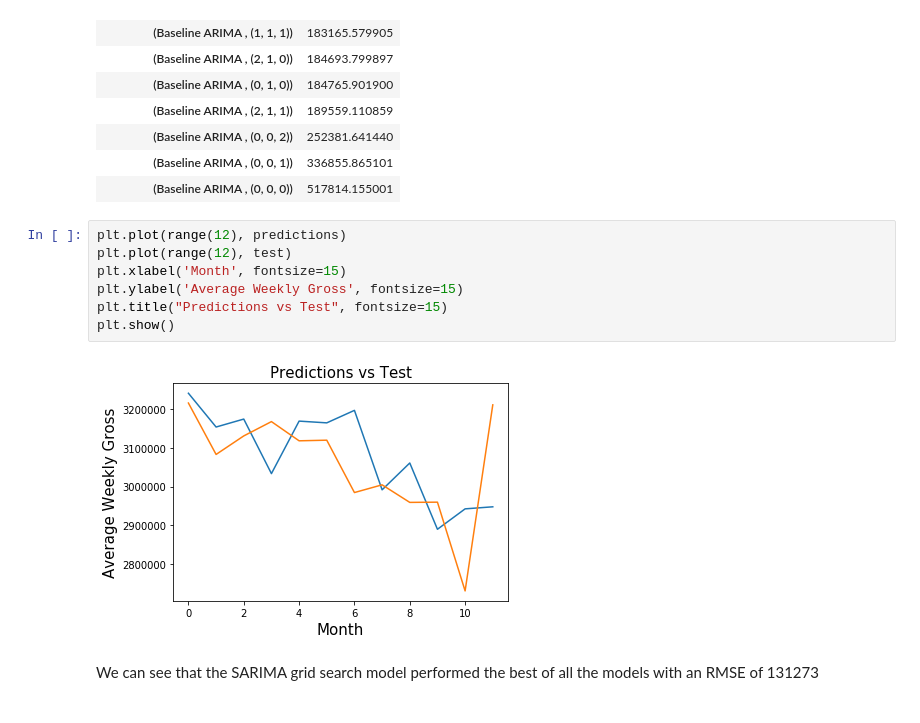
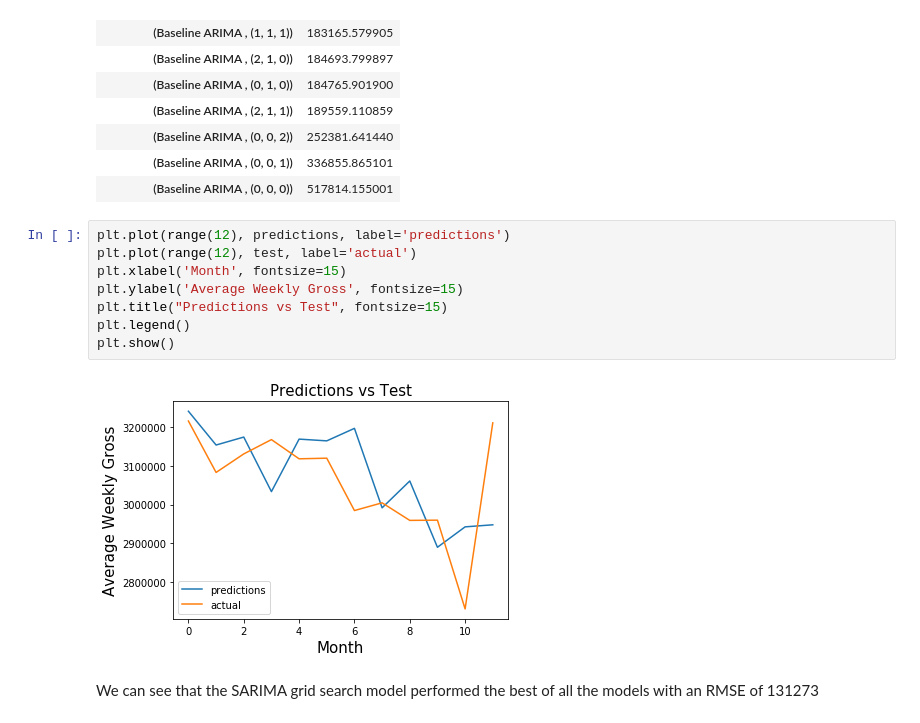
Before and after one commit to yjschein/Broadway_Show_Predictions, a Jupyter notebook: FinalNotebook.ipynb, the cells around one changed output. Cells and saved outputs as stored; diff of their text form.

```diff
--- a/FinalNotebook.ipynb
+++ b/FinalNotebook.ipynb
@@ -478,14 +479,15 @@ s.sort_values(by = 'RMSE')
 | (Baseline ARIMA , (0, 0, 1)) | 336855.865101 |
 | (Baseline ARIMA , (0, 0, 0)) | 517814.155001 |
 # %%
-plt.plot(range(12), predictions)
-plt.plot(range(12), test)
+plt.plot(range(12), predictions, label='predictions')
+plt.plot(range(12), test, label='actual')
 plt.xlabel('Month', fontsize=15)
 plt.ylabel('Average Weekly Gross', fontsize=15)
 plt.title("Predictions vs Test", fontsize=15)
+plt.legend()
 plt.show()
 # %% [output]
-[figure, old version]
+[figure, new version]
 # %% [markdown]
 We can see that the SARIMA grid search model performed the best of all the models with an RMSE of 131273
 # %% [markdown]
```
Also changed, not shown: parts of 5 cells of this notebook, 1 other file.
